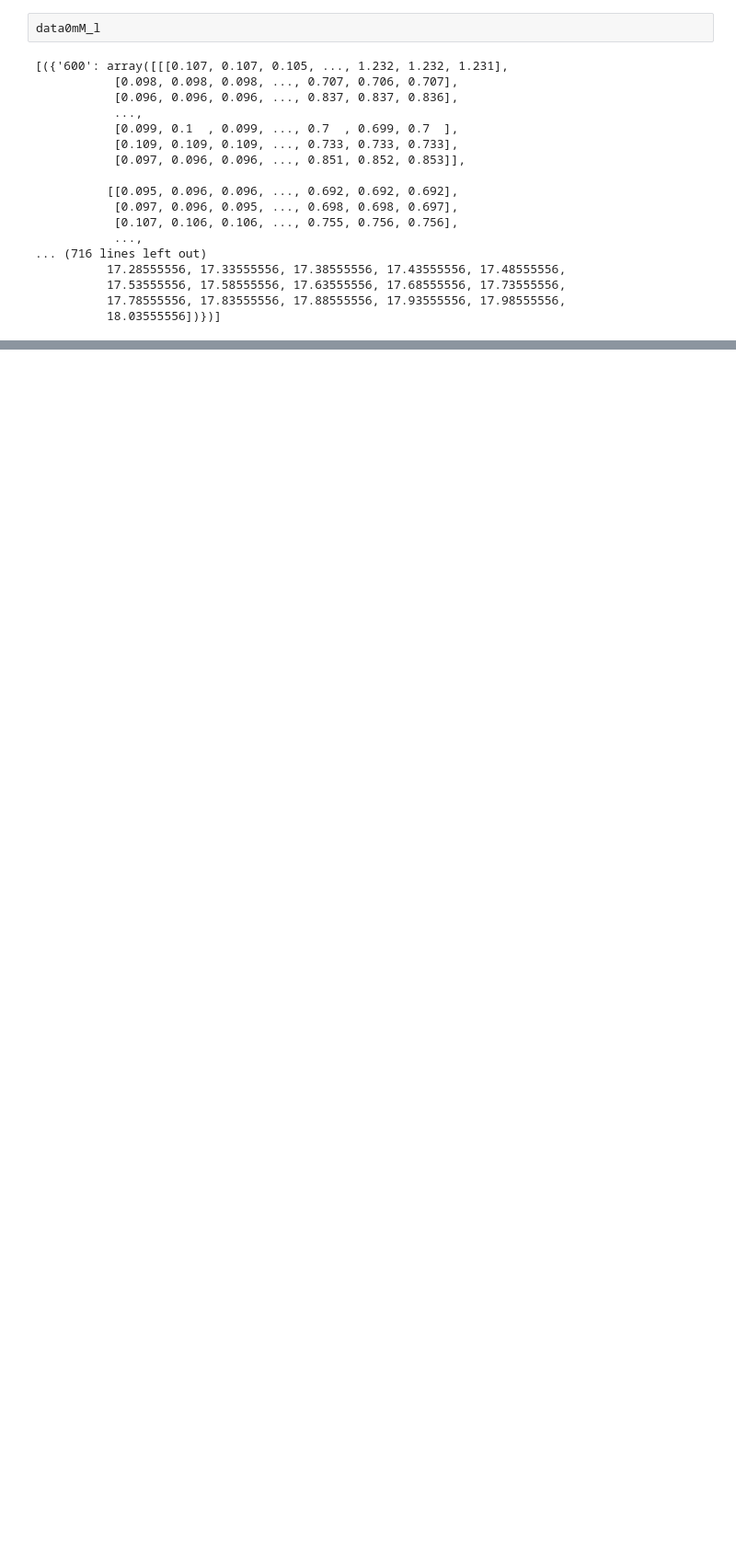
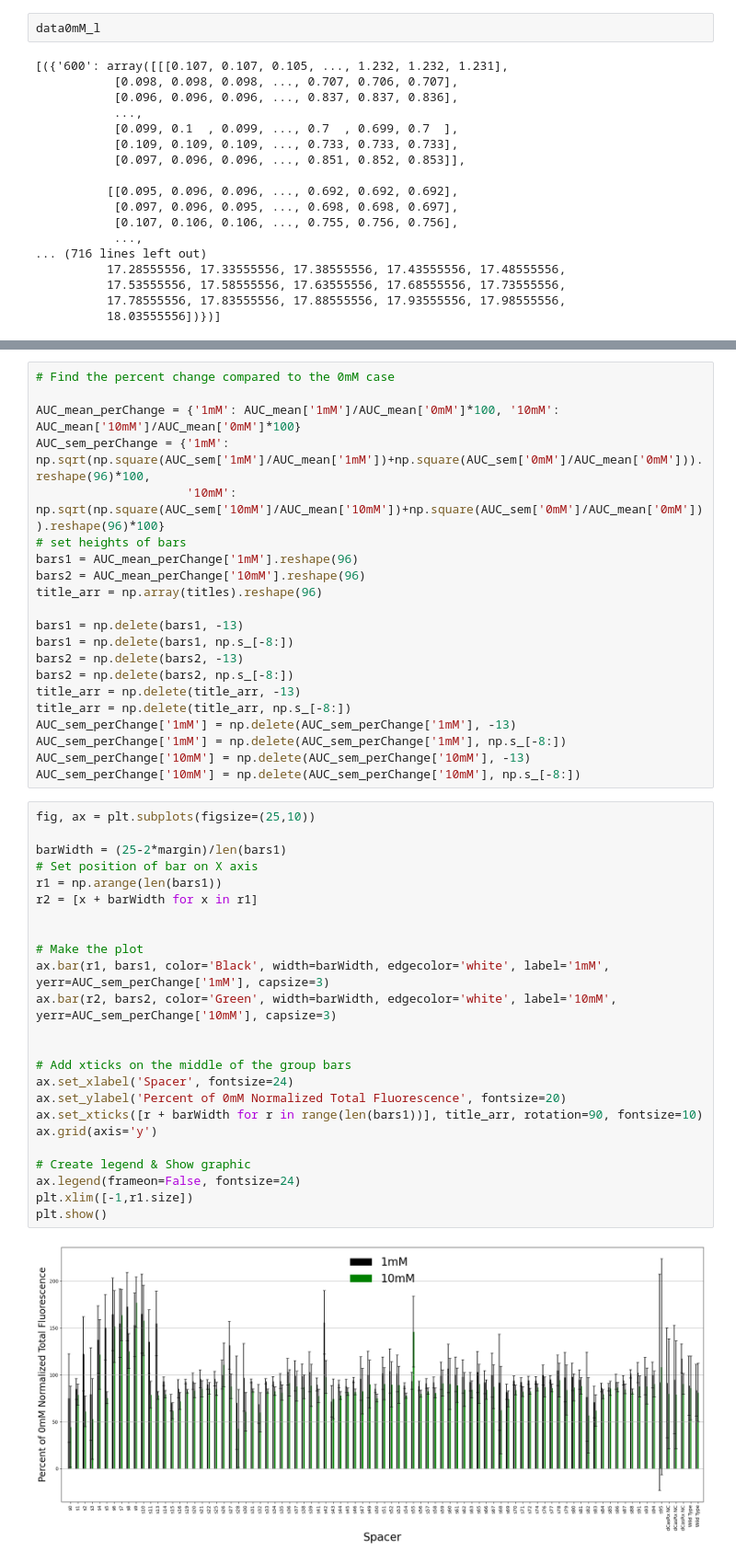
Before and after one commit to aztaylor/p2x11_GFP_Spacer_Library, a Jupyter notebook: Scripts/Aggregate_80memberAnalysis.ipynb, the cells around one changed output, grey strips where cells are left out. Shown at 92% size. Drawn from its saved outputs; the diff is of its cells as text; blank space fills up the shorter version.

Commit message:
Fixed the AUC concentration error.
- IDK how I fixed it to be honest.
- I also calculated and plotted the percent change compared to the uninduced case.

```diff
--- a/Scripts/Aggregate_80memberAnalysis.ipynb
+++ b/Scripts/Aggregate_80memberAnalysis.ipynb
@@ -711,0 +752,47 @@ plt.show()
+# %%
+# Find the percent change compared to the 0mM case
+
+AUC_mean_perChange = {'1mM': AUC_mean['1mM']/AUC_mean['0mM']*100, '10mM': AUC_mean['10mM']/AUC_mean['0mM']*100}
+AUC_sem_perChange = {'1mM': np.sqrt(np.square(AUC_sem['1mM']/AUC_mean['1mM'])+np.square(AUC_sem['0mM']/AUC_mean['0mM'])).reshape(96)*100,
+                     '10mM': np.sqrt(np.square(AUC_sem['10mM']/AUC_mean['10mM'])+np.square(AUC_sem['0mM']/AUC_mean['0mM'])).reshape(96)*100}
+# set heights of bars
+bars1 = AUC_mean_perChange['1mM'].reshape(96)
+bars2 = AUC_mean_perChange['10mM'].reshape(96)
+title_arr = np.array(titles).reshape(96)
+
+bars1 = np.delete(bars1, -13)
+bars1 = np.delete(bars1, np.s_[-8:])
+bars2 = np.delete(bars2, -13)
+bars2 = np.delete(bars2, np.s_[-8:])
+title_arr = np.delete(title_arr, -13)
+title_arr = np.delete(title_arr, np.s_[-8:])
+AUC_sem_perChange['1mM'] = np.delete(AUC_sem_perChange['1mM'], -13)
+AUC_sem_perChange['1mM'] = np.delete(AUC_sem_perChange['1mM'], np.s_[-8:])
+AUC_sem_perChange['10mM'] = np.delete(AUC_sem_perChange['10mM'], -13)
+AUC_sem_perChange['10mM'] = np.delete(AUC_sem_perChange['10mM'], np.s_[-8:])
+# %%
+fig, ax = plt.subplots(figsize=(25,10))
+
+barWidth = (25-2*margin)/len(bars1)
+# Set position of bar on X axis
+r1 = np.arange(len(bars1))
+r2 = [x + barWidth for x in r1]
+
+
+# Make the plot
+ax.bar(r1, bars1, color='Black', width=barWidth, edgecolor='white', label='1mM', yerr=AUC_sem_perChange['1mM'], capsize=3)
+ax.bar(r2, bars2, color='Green', width=barWidth, edgecolor='white', label='10mM', yerr=AUC_sem_perChange['10mM'], capsize=3)
+
+
+# Add xticks on the middle of the group bars
+ax.set_xlabel('Spacer', fontsize=24)
+ax.set_ylabel('Percent of 0mM Normalized Total Fluorescence', fontsize=20)
+ax.set_xticks([r + barWidth for r in range(len(bars1))], title_arr, rotation=90, fontsize=10)
+ax.grid(axis='y')
+
+# Create legend & Show graphic
+ax.legend(frameon=False, fontsize=24)
+plt.xlim([-1,r1.size])
+plt.show()
+# %% [output]
+[figure, added]
```
Also changed, not shown: parts of 6 cells of this notebook.
